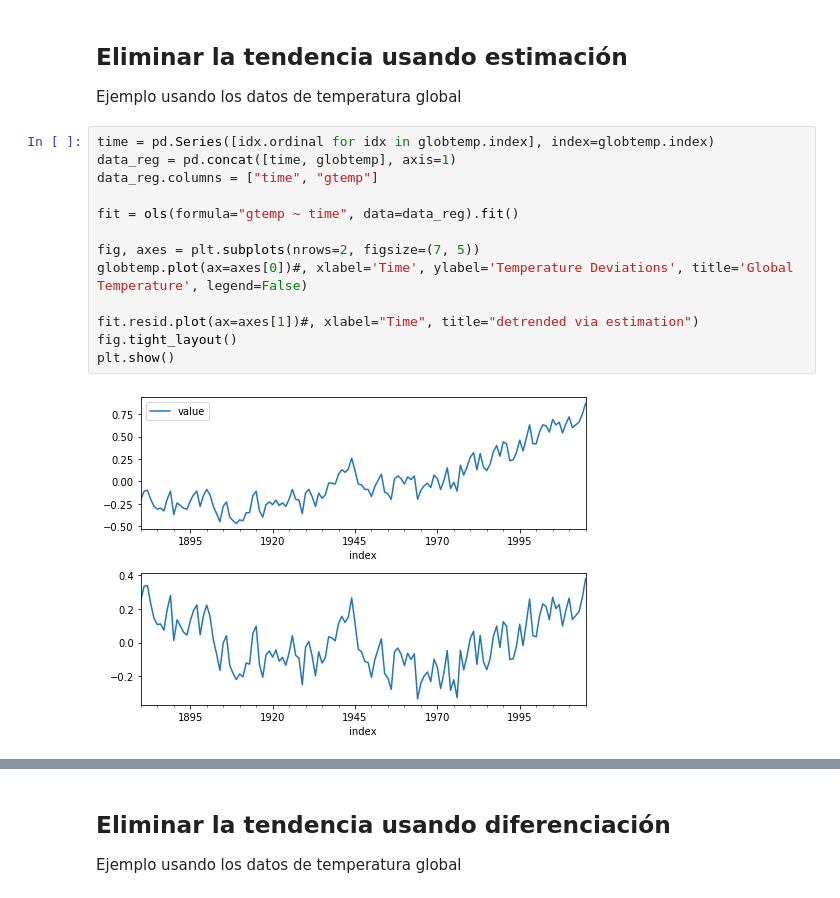
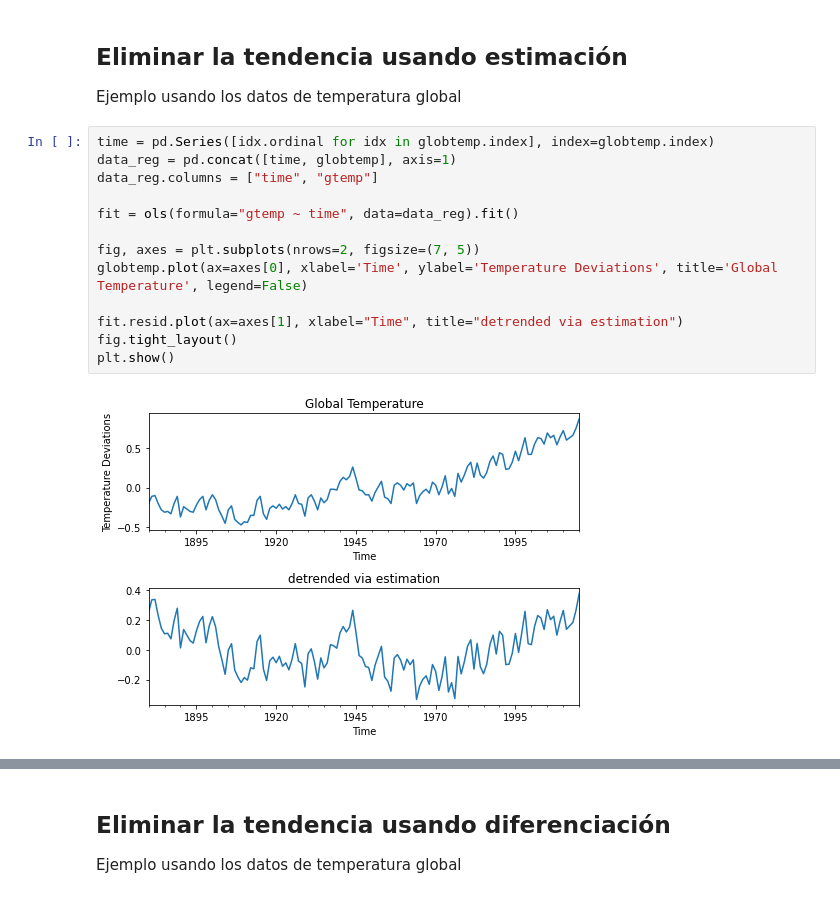
Before and after one commit to santiagopulgarin1/Clase2_GIthub, a Jupyter notebook: actd_series-tiempo_aed.ipynb, the cells around one changed output, grey strips where cells are left out. Drawn from its saved outputs; the diff is of its cells as text.

```diff
--- a/actd_series-tiempo_aed.ipynb
+++ b/actd_series-tiempo_aed.ipynb
@@ -48,18 +46,18 @@ Ejemplo usando los datos de temperatura global
 # %%
 time = pd.Series([idx.ordinal for idx in globtemp.index], index=globtemp.index)
 data_reg = pd.concat([time, globtemp], axis=1)
 data_reg.columns = ["time", "gtemp"]
 
 fit = ols(formula="gtemp ~ time", data=data_reg).fit()
 
 fig, axes = plt.subplots(nrows=2, figsize=(7, 5))
-globtemp.plot(ax=axes[0])#, xlabel='Time', ylabel='Temperature Deviations', title='Global Temperature', legend=False)
+globtemp.plot(ax=axes[0], xlabel='Time', ylabel='Temperature Deviations', title='Global Temperature', legend=False)
 
-fit.resid.plot(ax=axes[1])#, xlabel="Time", title="detrended via estimation")
+fit.resid.plot(ax=axes[1], xlabel="Time", title="detrended via estimation")
 fig.tight_layout()
 plt.show()
 # %% [output]
-[figure, old version]
+[figure, new version]
 # %%
 fig, axes = plt.subplots(nrows=2, figsize=(8, 7))
 
```
Also changed, not shown: parts of 4 cells of this notebook.
